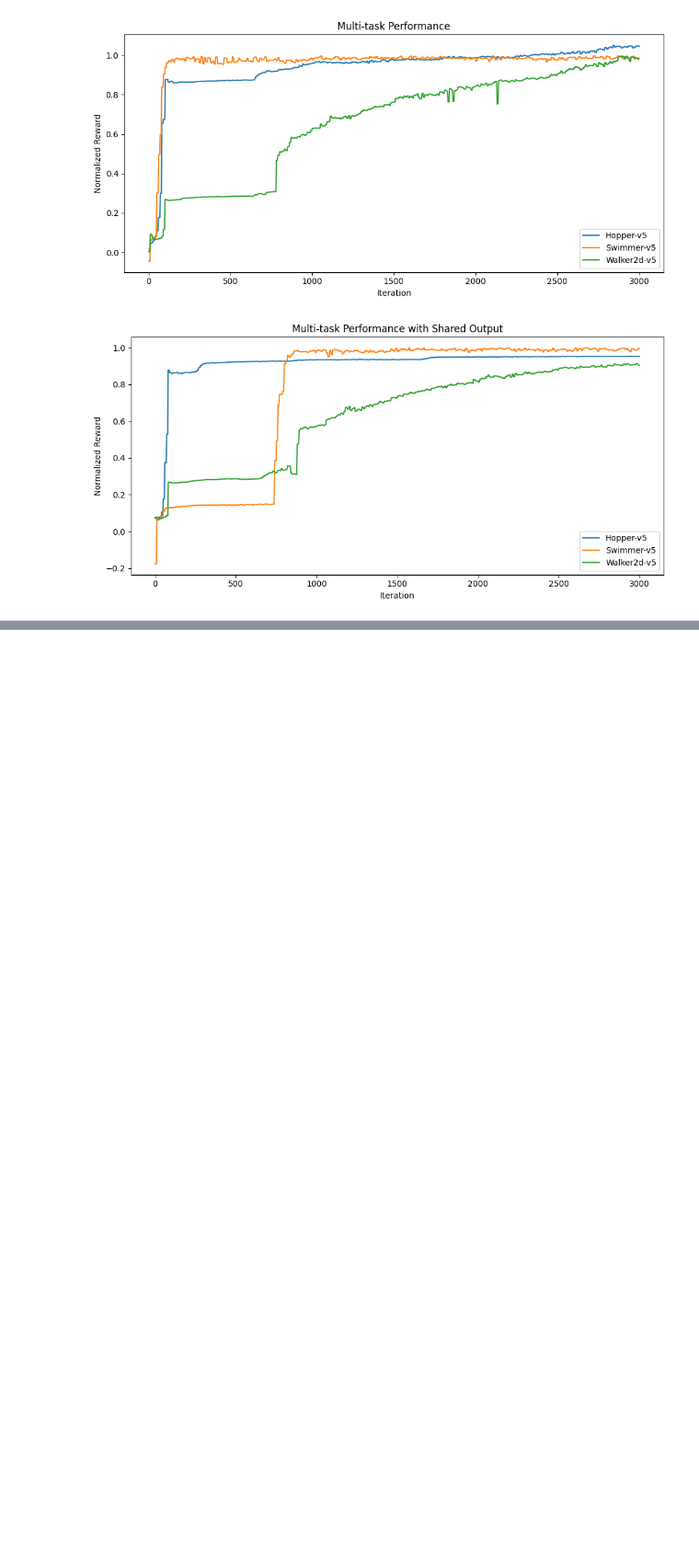
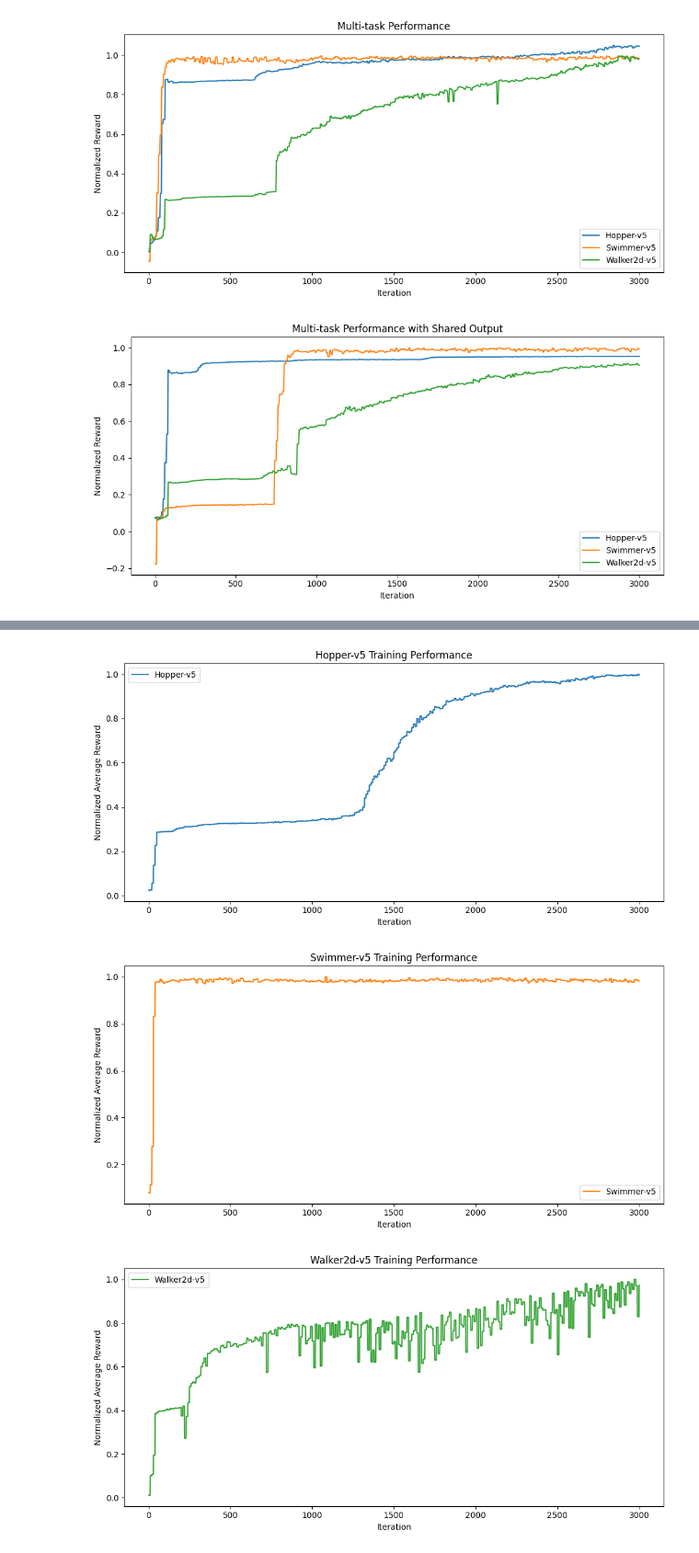
Before and after one commit to nicolapitzalis/continual-es, a Jupyter notebook: plotter.ipynb, the cells around one changed output, grey strips where cells are left out. Shown at 92% size. Saved outputs shown, nothing was run; the diff lists cells and outputs as text; code cells hidden in the pictures; blank space fills up the shorter version.

```diff
--- a/plotter.ipynb
+++ b/plotter.ipynb
@@ -267,0 +280,7 @@ for task in single_tasks:
+# %%
+for task in single_tasks_shared_output:
+    plot_task(task)
+# %% [output]
+[figure, added]
+[figure, added]
+[figure, added]
```
Also changed, not shown: parts of 8 cells of this notebook, 1 other file.
